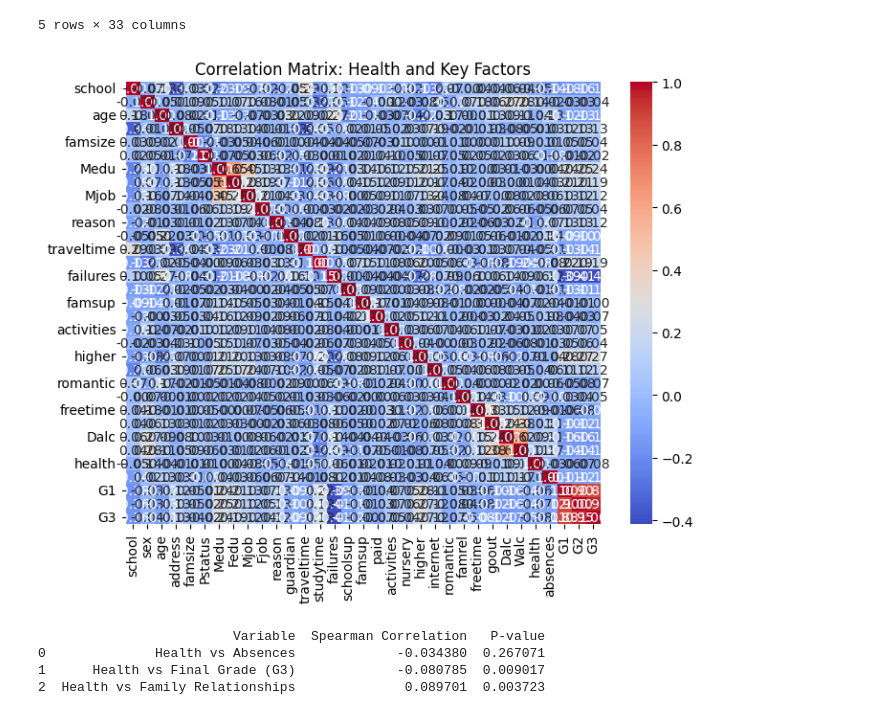
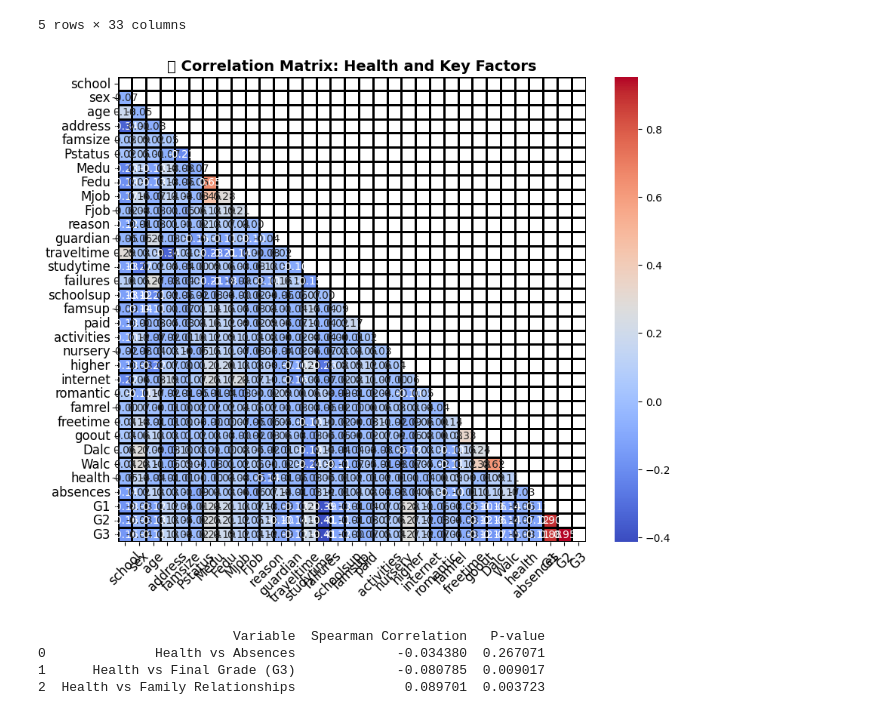
Before and after one commit to ethanshipman/Group-5-Project-4, a Jupyter notebook: Jupyter_Notebooks/NT_Notebook.ipynb, the cells around one changed output. Drawn from its saved outputs; the diff is of its cells as text; code cells hidden in the pictures.

```diff
--- a/Jupyter_Notebooks/NT_Notebook.ipynb
+++ b/Jupyter_Notebooks/NT_Notebook.ipynb
@@ -59,14 +59,35 @@ df[numeric_cols] = scaler.fit_transform(df[numeric_cols])
 # %%
 # Compute correlation matrix using Spearman (handles ordinal data better)
 correlation_matrix = df.corr(method='spearman')
-# %%
-# Visualize correlation matrix
-plt.figure(figsize=(8, 6))
-sns.heatmap(correlation_matrix, annot=True, cmap='coolwarm', fmt=".2f")
-plt.title("Correlation Matrix: Health and Key Factors")
-plt.show()
-# %% [output]
-[figure, removed]
+# %%
+import matplotlib.pyplot as plt
+import seaborn as sns
+
+# Increase figure size for better readability
+plt.figure(figsize=(10, 8))
+
+# Use a mask to hide the upper triangle (optional, for clarity)
+mask = np.triu(np.ones_like(correlation_matrix, dtype=bool))
+
+# Adjust font size and layout
+sns.heatmap(
+    correlation_matrix,
+    annot=True,
+    cmap='coolwarm',
+    fmt=".2f",
+    linewidths=1,  # Adds spacing between cells
+    linecolor="black",
+    annot_kws={"size": 10},  # Adjust text size
+    mask=mask  # Optional: Mask the upper triangle to avoid repetition
+)
+
+plt.title("🔍 Correlation Matrix: Health and Key Factors", fontsize=14, fontweight="bold")
+plt.xticks(fontsize=12, rotation=45)  # Rotate x-axis labels for better spacing
+plt.yticks(fontsize=12)
+
+plt.show()
+# %% [output]
+[figure, added]
 # %%
 # Compute Spearman correlations individually
 health_abs_corr, p_abs = spearmanr(df['health'], df['absences'])
```
Also changed, not shown: parts of 8 cells of this notebook.
